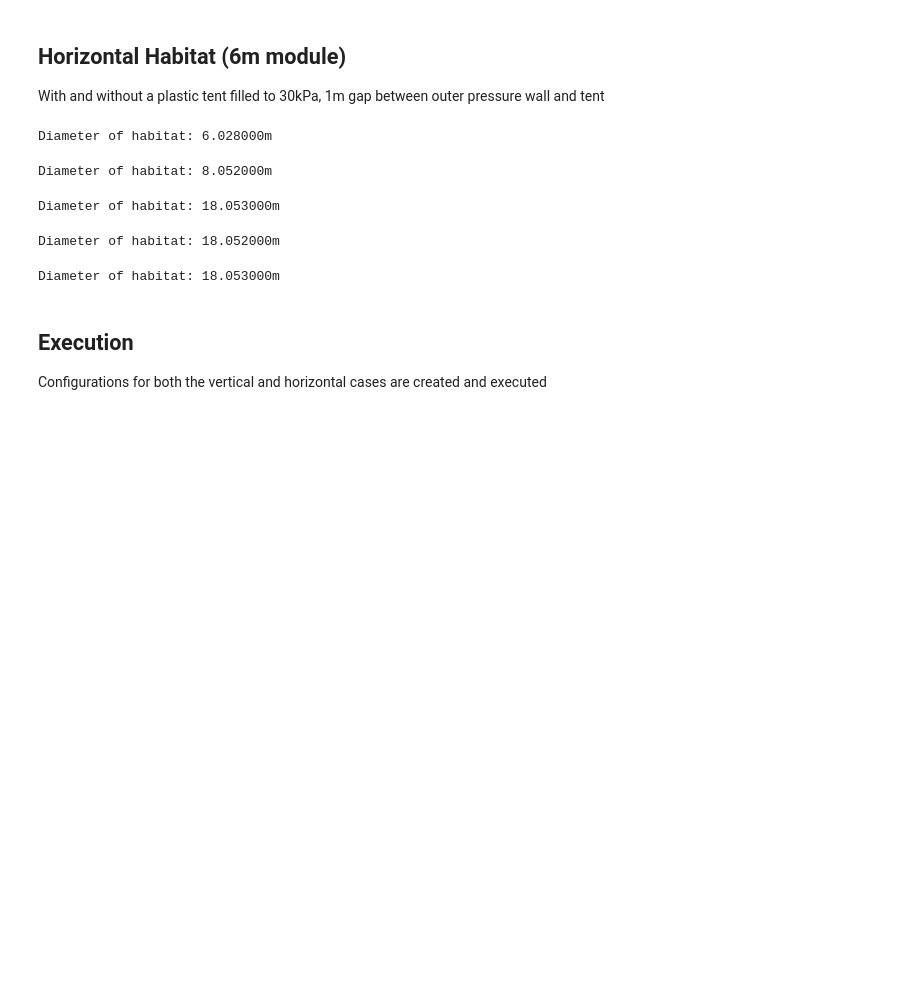
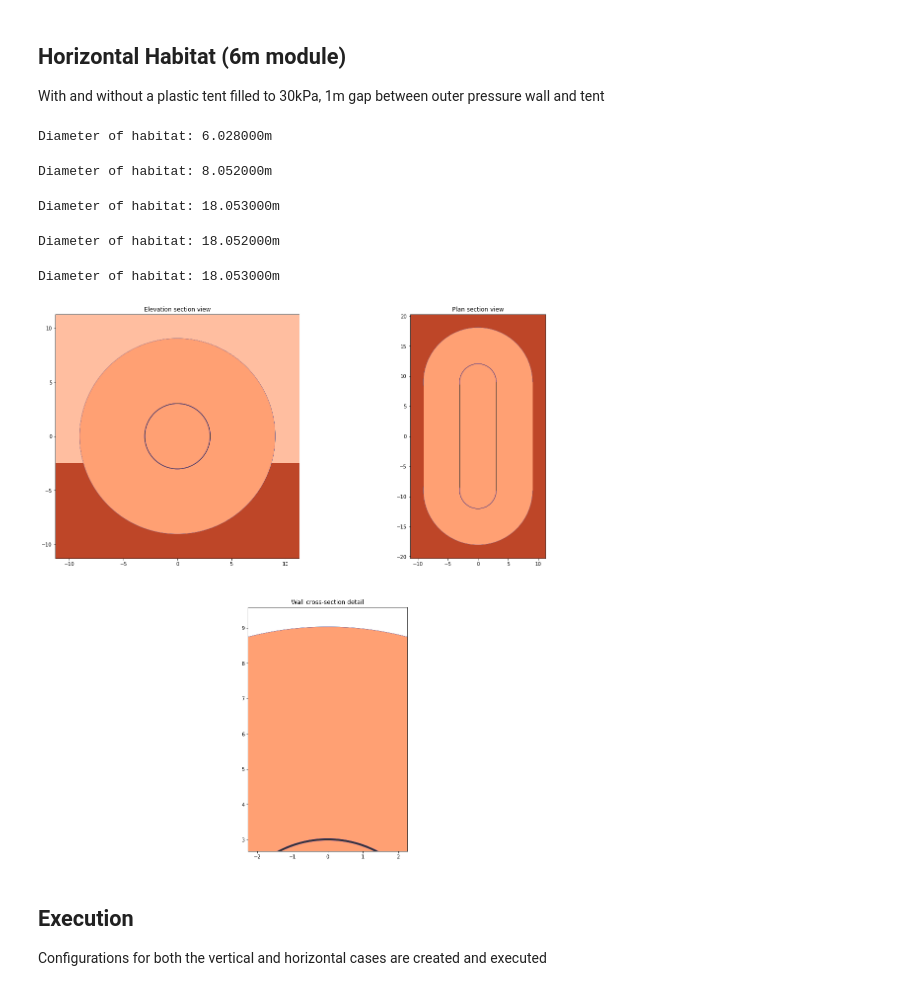
Before and after one commit to smross106/Syrtis, a Jupyter notebook: Nexus_Aurora_Buildings.ipynb, the cells around one changed output. Saved outputs shown, nothing was run; the diff lists cells and outputs as text; code cells hidden in the pictures; blank space fills up the shorter version.

```diff
--- a/Nexus_Aurora_Buildings.ipynb
+++ b/Nexus_Aurora_Buildings.ipynb
@@ -22,7 +22,7 @@ steel = Solid("Dull stainless steel", 45, 7800, 420, absorb=0.50, emit=0.21)
 plastic = Solid("Generic plastic", 10, 1300, 1420, absorb=0.89, emit=0.84)
 open_cell_foam = Solid("Generic open-cell polyurethane foam", 0.036, 10, 1500, 0.5)
 
-internal_air = ConstrainedIdealGas("STP CO2", 101325, 29, 0.71, 10.9e-6, 749, 0.0153)
+internal_air = ConstrainedIdealGas("STP Air", 101325, 29, 0.71, 10.9e-6, 749, 0.0153)
 martian_air = ConstrainedIdealGas("Martian ambient pressure CO2", 580, 44, 0.71, 10.9e-6, 749, 0.0153)
 martian_air_30kpa = ConstrainedIdealGas("CO2, 30kPa", 30e3, 44, 0.71, 10.9e-6, 749, 0.0153)
 
@@ -124,21 +124,23 @@ Diameter of habitat: 18.052000m
 # %%
 mod_6m_tent_2c = Habitat(orientation="horizontal", length=18, endcap_type="hemisphere")
 
 # Wall thickness based on TransHab
 mod_6m_tent_2c.create_static_shell(internal_air, 2.97)
 mod_6m_tent_2c.create_static_shell(plastic, 2e-3)
 mod_6m_tent_2c.create_static_shell(open_cell_foam, 50e-3)
 mod_6m_tent_2c.create_static_shell(plastic, 2e-3)
 mod_6m_tent_2c.create_static_shell(martian_air_30kpa, 6)
 mod_6m_tent_2c.create_static_shell(plastic, 2e-3)
 mod_6m_tent_2c.create_static_shell(aluminium, 0.5e-3)
 
 
-mod_6m_tent_2c.create_ground_level(habitat_axis_height=9)
+mod_6m_tent_2c.create_ground_level(habitat_axis_height=2.5)
 mod_6m_tent_2c.verify_geometry()
 print("Diameter of habitat: {:2f}m".format(2*mod_6m_tent_2c.radius_outer))
+mod_6m_tent_2c.draw()
 # %% [output]
 Diameter of habitat: 18.053000m
+[figure, added]
 # %% [markdown]
 ## Execution
 
```
Also changed, not shown: parts of 9 cells of this notebook, 2 other files.
